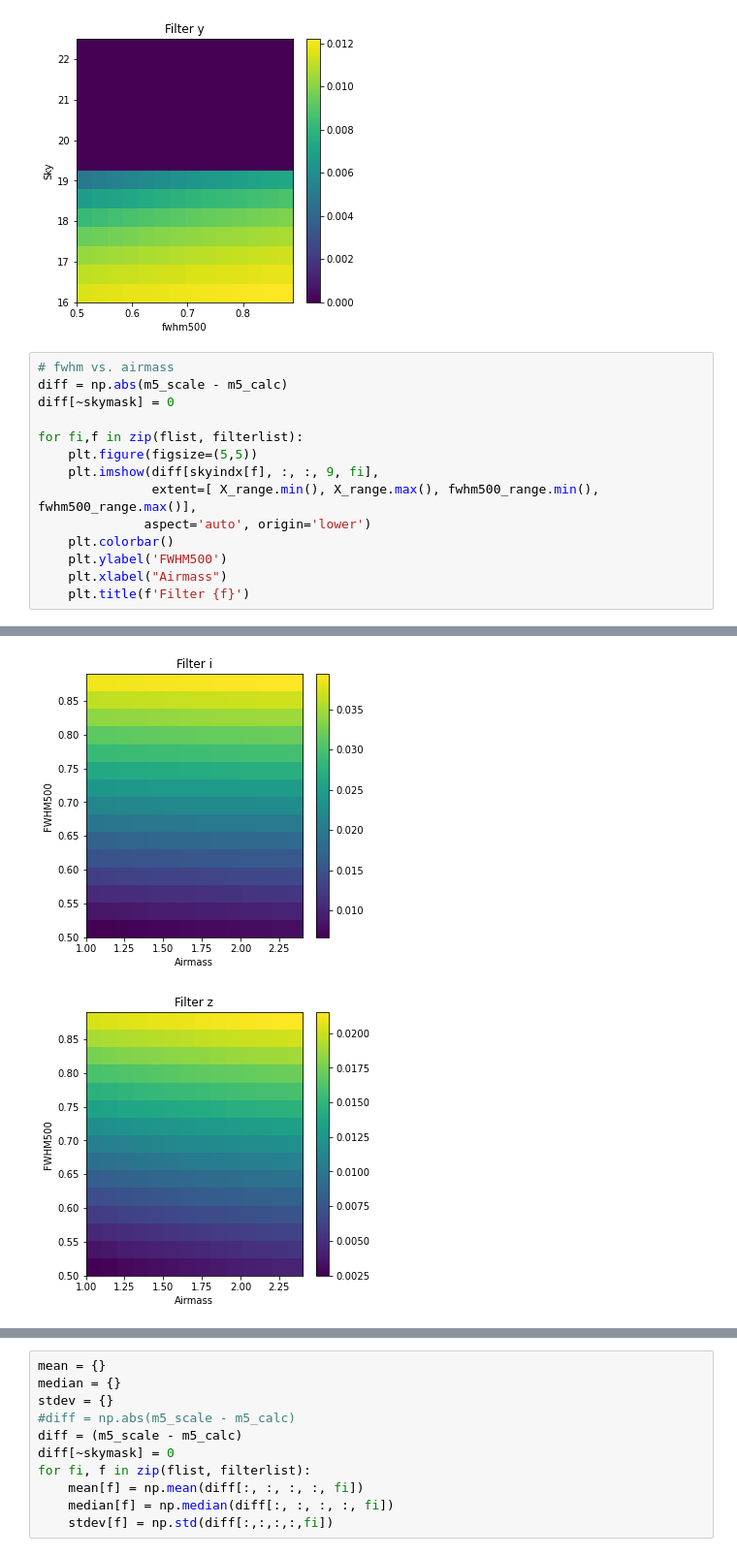
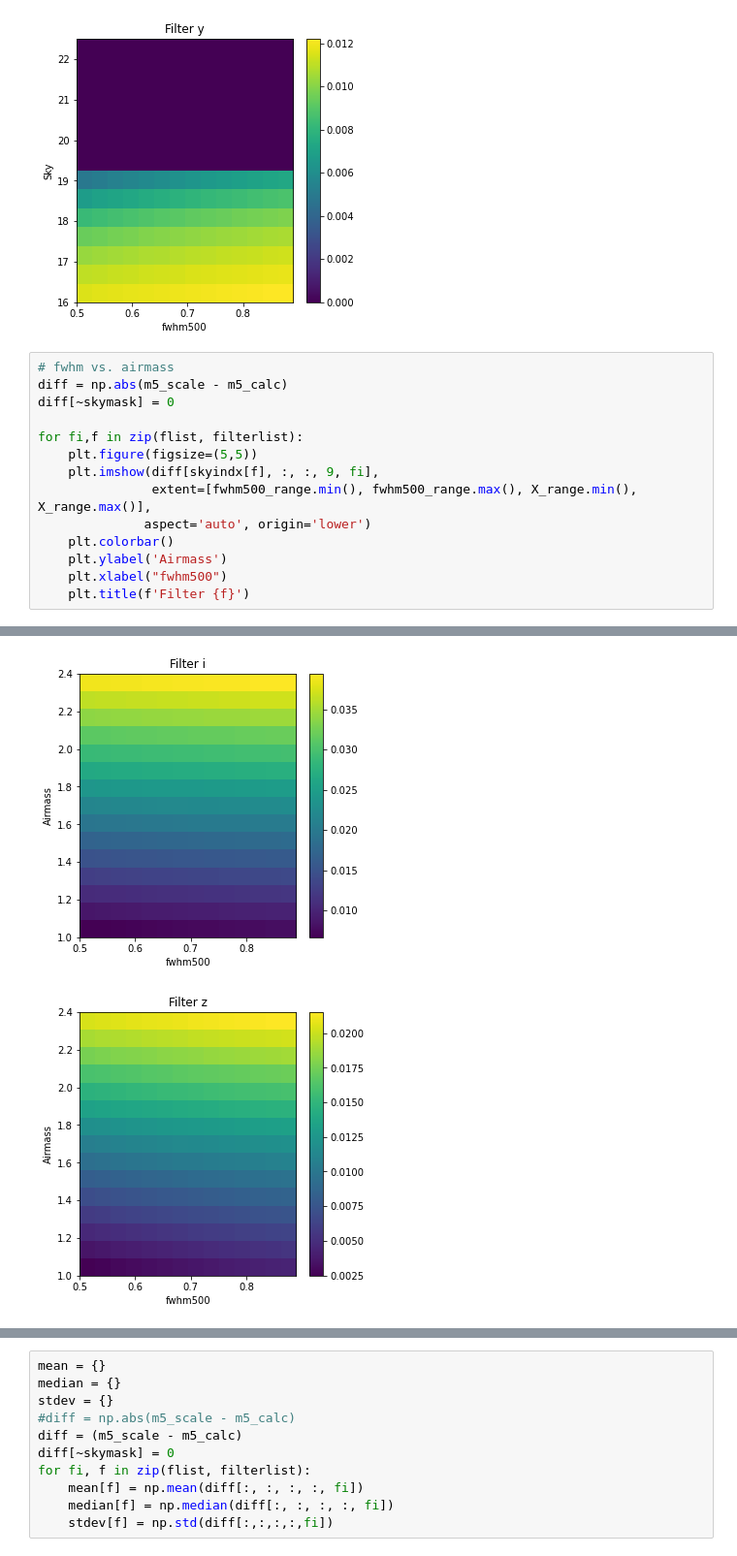
Before and after one commit to rhiannonlynne/notebooks, a Jupyter notebook: m5_approx check.ipynb, the cells around one changed output, grey strips where cells are left out. Shown at 97% size. Drawn from its saved outputs; the diff is of its cells as text.

```diff
--- a/m5_approx check.ipynb
+++ b/m5_approx check.ipynb
@@ -297,10 +297,10 @@ diff[~skymask] = 0
 for fi,f in zip(flist, filterlist):
     plt.figure(figsize=(5,5))
     plt.imshow(diff[skyindx[f], :, :, 9, fi],
-               extent=[ X_range.min(), X_range.max(), fwhm500_range.min(), fwhm500_range.max()],
+               extent=[fwhm500_range.min(), fwhm500_range.max(), X_range.min(), X_range.max()],
               aspect='auto', origin='lower')
     plt.colorbar()
-    plt.ylabel('FWHM500')
-    plt.xlabel("Airmass")
+    plt.ylabel('Airmass')
+    plt.xlabel("fwhm500")
     plt.title(f'Filter {f}')
 # %% [output]
@@ -310,2 +310,2 @@ for fi,f in zip(flist, filterlist):
-[figure, old version]
+[figure, new version]
-[figure, old version]
+[figure, new version]
```
Also changed, not shown: parts of 3 cells of this notebook.
